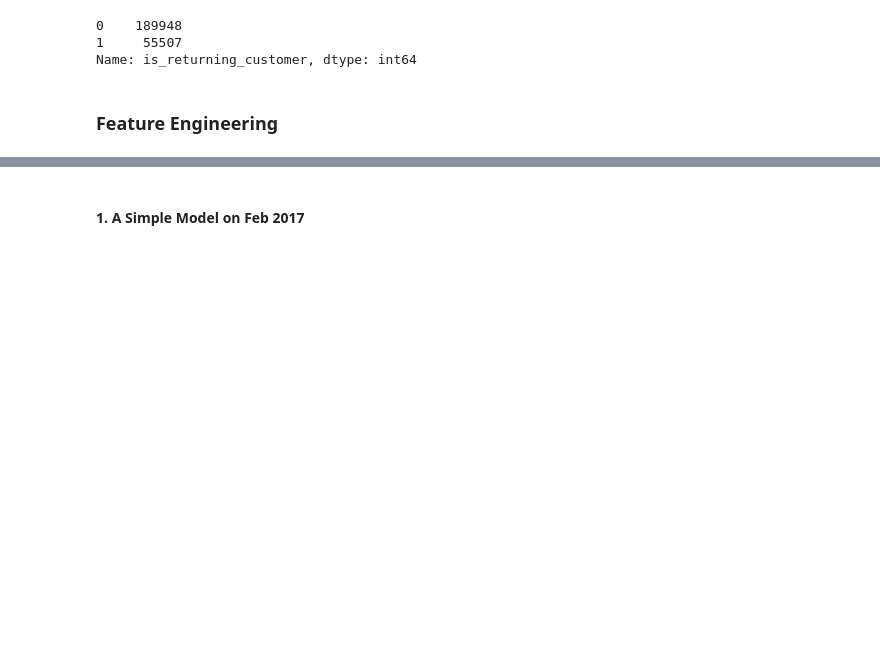
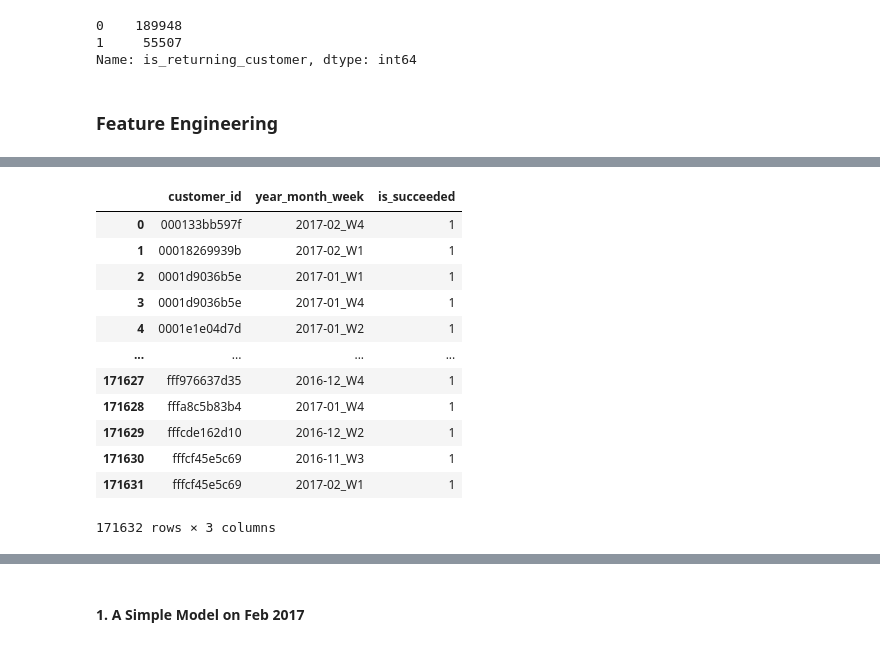
Before and after one commit to iceberg12/orange-eat-apple, a Jupyter notebook: EDA.ipynb, the cells around one changed output, grey strips where cells are left out. Drawn from its saved outputs; the diff is of its cells as text; code cells hidden in the pictures; blank space fills up the shorter version.

```diff
--- a/EDA.ipynb
+++ b/EDA.ipynb
@@ -148,0 +273,18 @@ df_order.order_date.min(), df_order.order_date.max()
+# %%
+df_freq_w = df.groupby(['customer_id', 'year_month_week'])['is_succeeded']\
+    .agg('sum').reset_index()
+df_freq_w
+# %% [output]
+|  | customer_id | year_month_week | is_succeeded |
+| 0 | 000133bb597f | 2017-02_W4 | 1 |
+| 1 | 00018269939b | 2017-02_W1 | 1 |
+| 2 | 0001d9036b5e | 2017-01_W1 | 1 |
+| 3 | 0001d9036b5e | 2017-01_W4 | 1 |
+| 4 | 0001e1e04d7d | 2017-01_W2 | 1 |
+| ... | ... | ... | ... |
+| 171627 | fff976637d35 | 2016-12_W4 | 1 |
+| 171628 | fffa8c5b83b4 | 2017-01_W4 | 1 |
+| 171629 | fffcde162d10 | 2016-12_W2 | 1 |
+| 171630 | fffcf45e5c69 | 2016-11_W3 | 1 |
+| 171631 | fffcf45e5c69 | 2017-02_W1 | 1 |
+171632 rows × 3 columns
```
Also changed, not shown: parts of 38 cells of this notebook.
